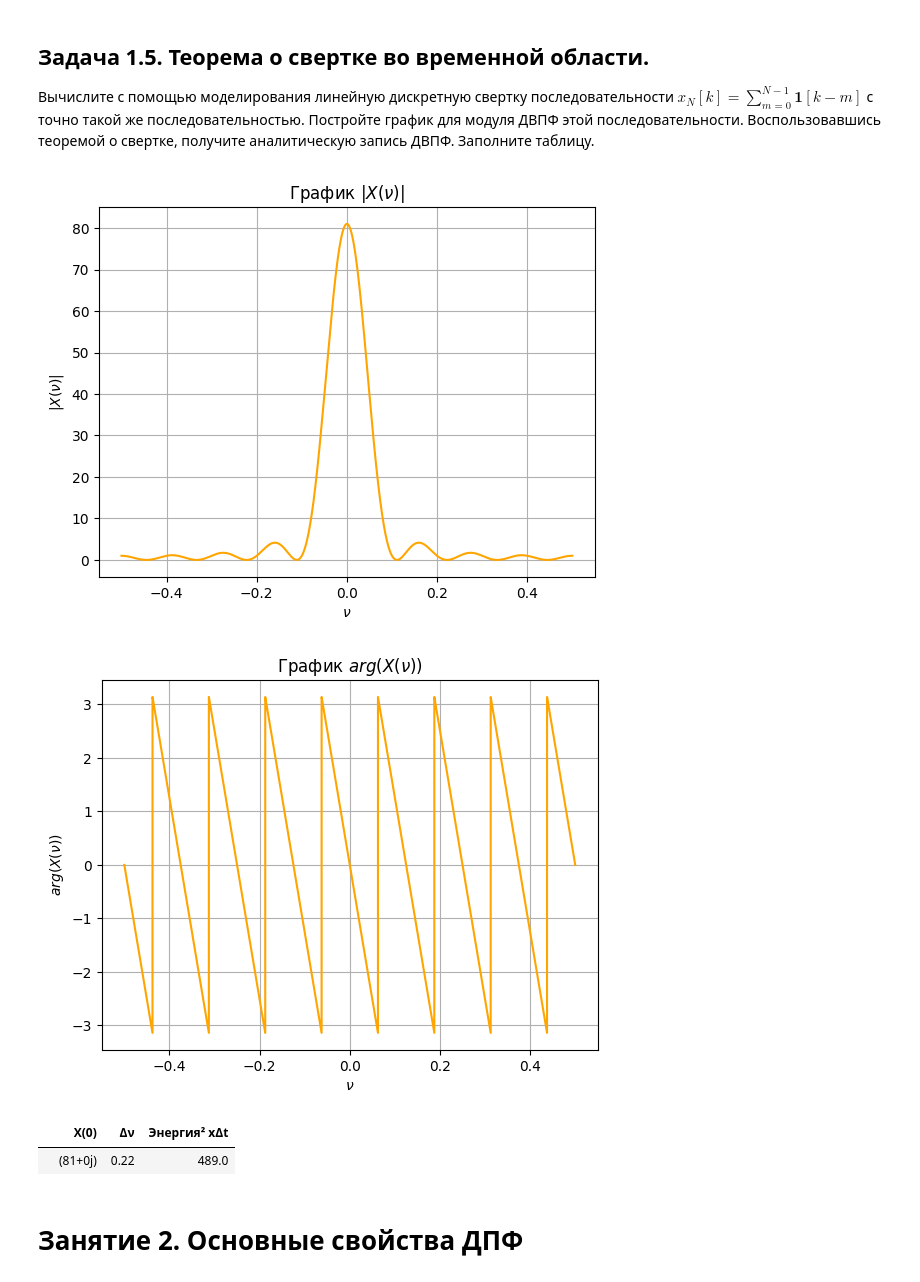
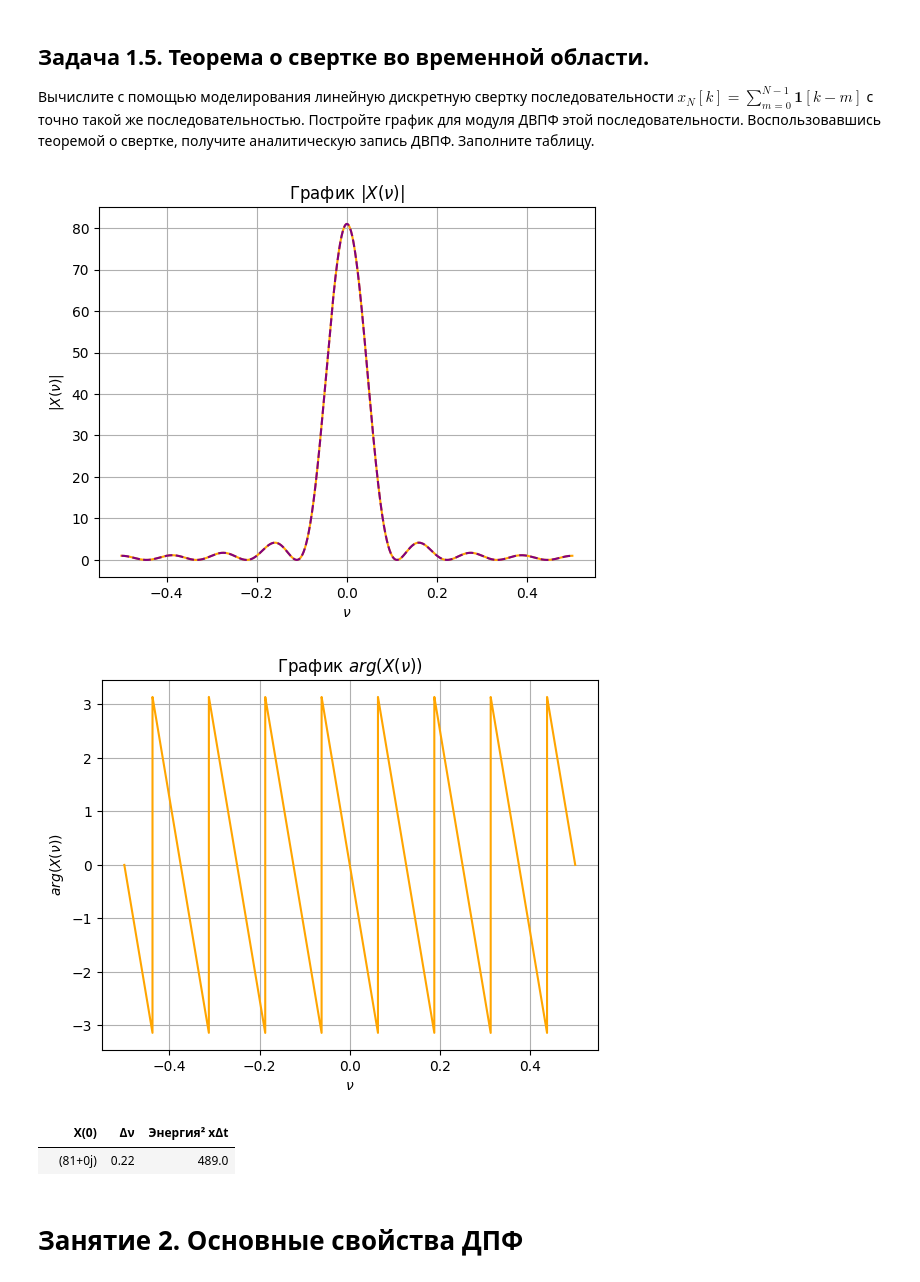
Before and after one commit to vlad-cool/RadioPhysicsLabs, a Jupyter notebook: Lab2_task.ipynb, the cells around one changed output. Saved outputs shown, nothing was run; the diff lists cells and outputs as text; code cells hidden in the pictures.

```diff
--- a/Lab2_task.ipynb
+++ b/Lab2_task.ipynb
@@ -261,6 +261,7 @@ def X_N_N(nu):
 X_N_N = np.vectorize(X_N_N)
 
 plt.plot(nu, np.abs(X_N_N(nu)), linestyle='-', color="orange")
+plt.plot(nu, np.abs(X_N(nu) * X_N(nu)), linestyle='--', color="purple")
 plt.xlabel("$\\nu$")
 plt.ylabel("$|X(\\nu)|$")
 plt.title("График $|X(\\nu)|$")
@@ -274,34 +275,34 @@ plt.show()
 
 ind_r = None
 ind_l = None
 
 spikes = nu[np.where(np.abs(np.angle(X_N_N(nu)) - np.angle(X_N_N(nu - 1 / (steps)))) > np.pi - 1)]
 
 ls = np.linspace(0, -0.5, steps)
 for i in range(len(ls)):
     if abs(X_N_N(ls[i])) <= abs(X_N_N(ls[i + 1])) and abs(X_N_N(ls[i])) <= abs(X_N_N(ls[i - 1])):
         ind_l = ls[i]
         break
 
 ls = np.linspace(0, 0.5, steps)
 for i in range(len(ls)):
     if abs(X_N_N(ls[i])) <= abs(X_N_N(ls[i + 1])) and abs(X_N_N(ls[i])) <= abs(X_N_N(ls[i - 1])):
         ind_r = ls[i]
         break
 
 data = {
     "X(0)" : [X_N_N(0)],
     "Δν" : [f"{ind_r - ind_l:.2f}"],
     # "Скачок фазы на π" : [" ".join([f"{spike:.2f}" for spike in spikes])],
     "Энергия² xΔt" : [np.trapezoid(abs(X_N_N(nu)) * abs(X_N_N(nu)), nu)],
 }
 df = pd.DataFrame(data)
 blankIndex=[''] * len(df)
 df.index=blankIndex
 
 df
 # %% [output]
-[figure, old version]
+[figure, new version]
 [figure]
 |  | X(0) | Δν | Энергия² xΔt |
 |  | (81+0j) | 0.22 | 489.0 |
```
Also changed, not shown: parts of 12 cells of this notebook, 38 other files.
